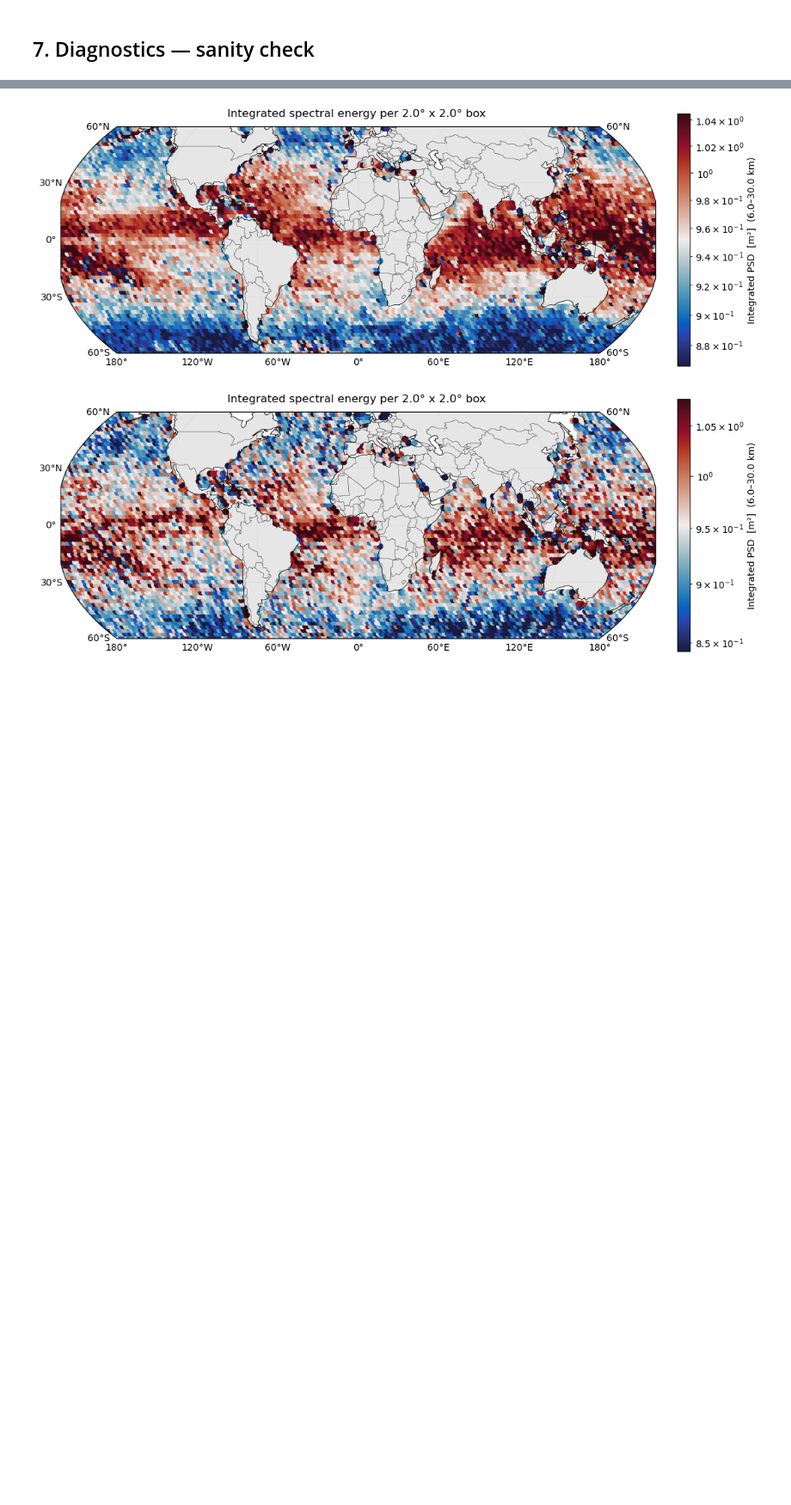
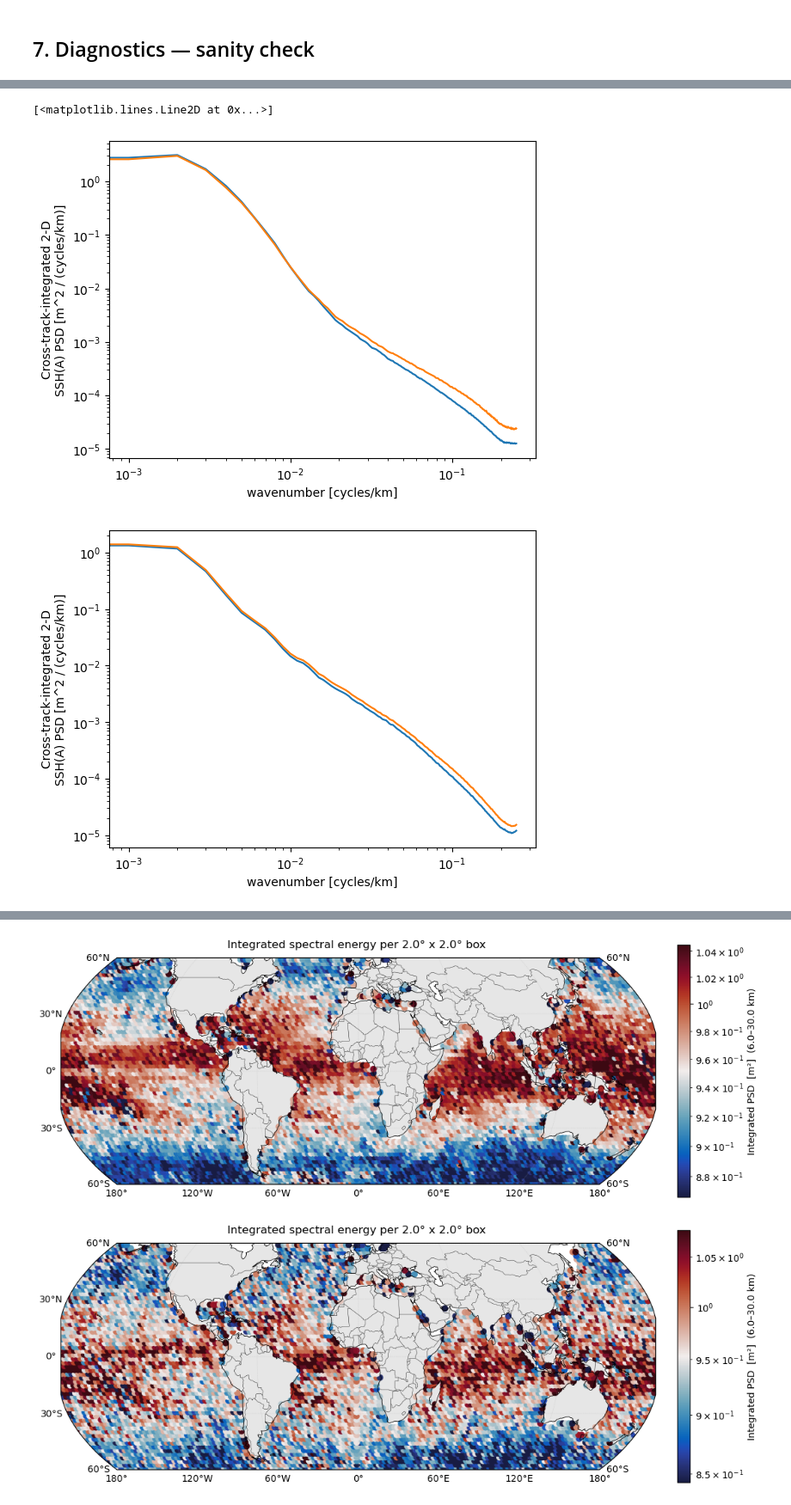
Before and after one commit to zcasparco/SWOT_UHH, a Jupyter notebook: Wavenumber spectra/Global_SSH_spectra_dask_computation.ipynb, the cells around one changed output, grey strips where cells are left out. Shown at 86% size. Cells and saved outputs as stored; diff of their text form; code cells hidden in the pictures; blank space fills up the shorter version.

```diff
--- a/Wavenumber spectra/Global_SSH_spectra_dask_computation.ipynb
+++ b/Wavenumber spectra/Global_SSH_spectra_dask_computation.ipynb
@@ -526,3 +514,13 @@ Max segments in a box:    139
+# %%
+ds_segments.where(np.abs(ds_segments.lat_mean)>35).psd2D.mean('segment').plot(xscale='log',yscale='log')
+_ds_segments.where(np.abs(_ds_segments.lat_mean)>35).psd2D.mean('segment').plot(xscale='log',yscale='log')
+plt.figure()
+ds_segments.where(np.abs(ds_segments.lat_mean)<35).psd2D.mean('segment').plot(xscale='log',yscale='log')
+_ds_segments.where(np.abs(_ds_segments.lat_mean)<35).psd2D.mean('segment').plot(xscale='log',yscale='log')
+# %% [output]
+[<matplotlib.lines.Line2D at 0x...>]
+[figure, added]
+[figure, added]
 # %%
 import cartopy.crs as ccrs
 import cartopy.feature as cfeature
```
Also changed, not shown: parts of 10 cells of this notebook, 4 other files.
